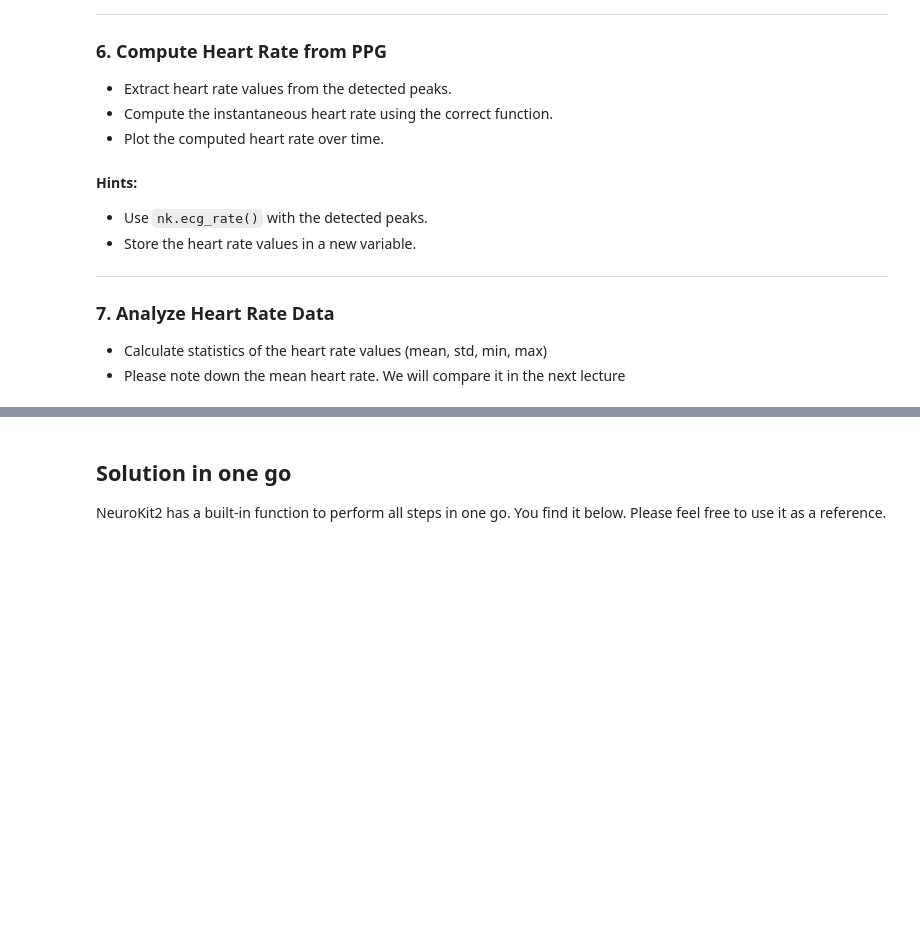
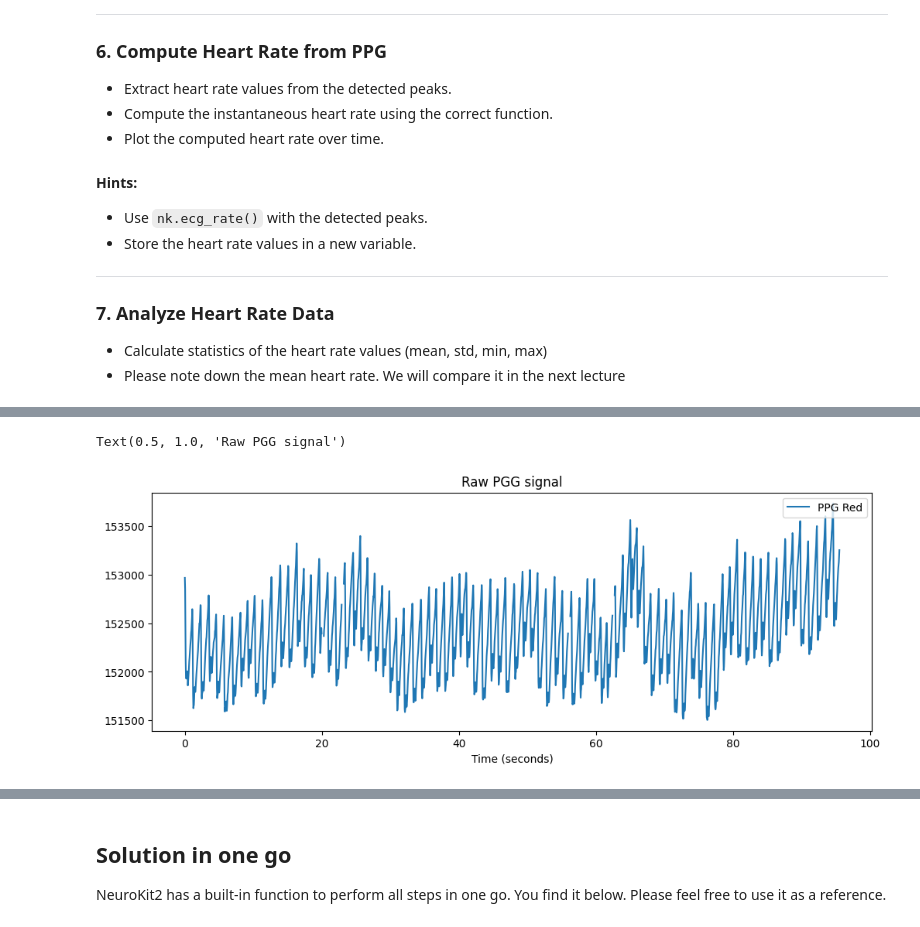
Before and after one commit to Fr3m3l1/BiSeIm, a Jupyter notebook: week2/ppg_hr_exercice.ipynb, the cells around one changed output, grey strips where cells are left out. Cells and saved outputs as stored; diff of their text form; code cells hidden in the pictures; blank space fills up the shorter version.

```diff
--- a/week2/ppg_hr_exercice.ipynb
+++ b/week2/ppg_hr_exercice.ipynb
@@ -112,0 +147,9 @@ ppg_data.head()
+# %%
+# select on channel a plot raw data of this channel
+ppg_signal = 'PPG Red'
+ppg_raw = ppg_data[ppg_signal].values
+nk.signal_plot(ppg_raw, sampling_rate=srate, labels=ppg_signal)
+plt.title('Raw PGG signal')
+# %% [output]
+Text(0.5, 1.0, 'Raw PGG signal')
+[figure, added]
```
Also changed, not shown: parts of 9 cells of this notebook, 1 other file.
